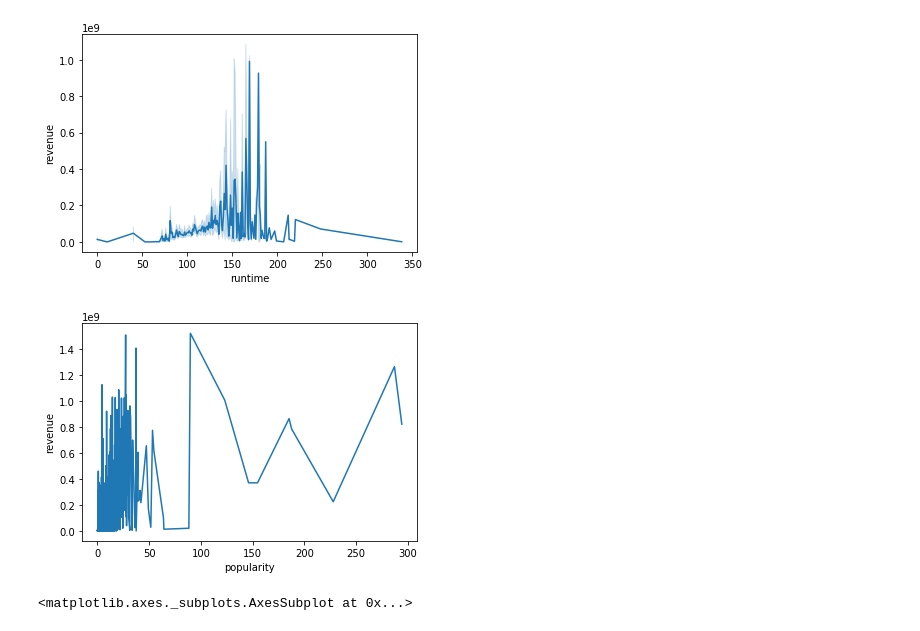
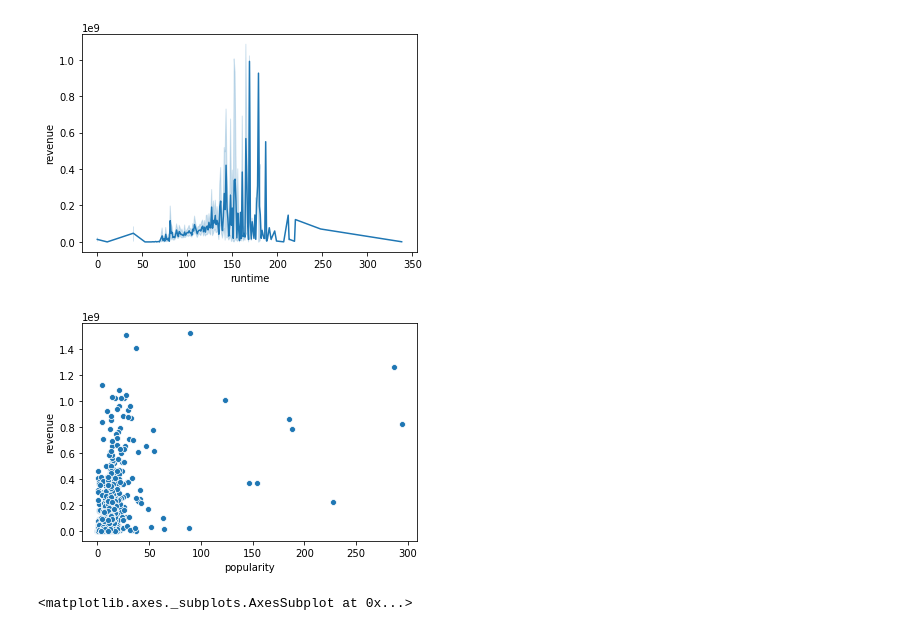
Before and after one commit to Jaroschgg/DAT158ML-OBLIG2-GROUP1, a Jupyter notebook: Oblig2.ipynb, the cells around one changed output. Saved outputs shown, nothing was run; the diff lists cells and outputs as text; code cells hidden in the pictures.

```diff
--- a/Oblig2.ipynb
+++ b/Oblig2.ipynb
@@ -126,9 +122,9 @@ ax = sns.lineplot(x='runtime', y='revenue', data=train)
 # %% [output]
 [figure]
 # %%
-ax = sns.lineplot(x='popularity', y='revenue', data=train)
+ax = sns.scatterplot(x='popularity', y='revenue', data=train)
 # %% [output]
-[figure, old version]
+[figure, new version]
 # %%
 features = ['runtime', 'budget', 'popularity', 'revenue']
 plt.subplots(figsize=(12,10))
```
Also changed, not shown: parts of 157 cells of this notebook.
